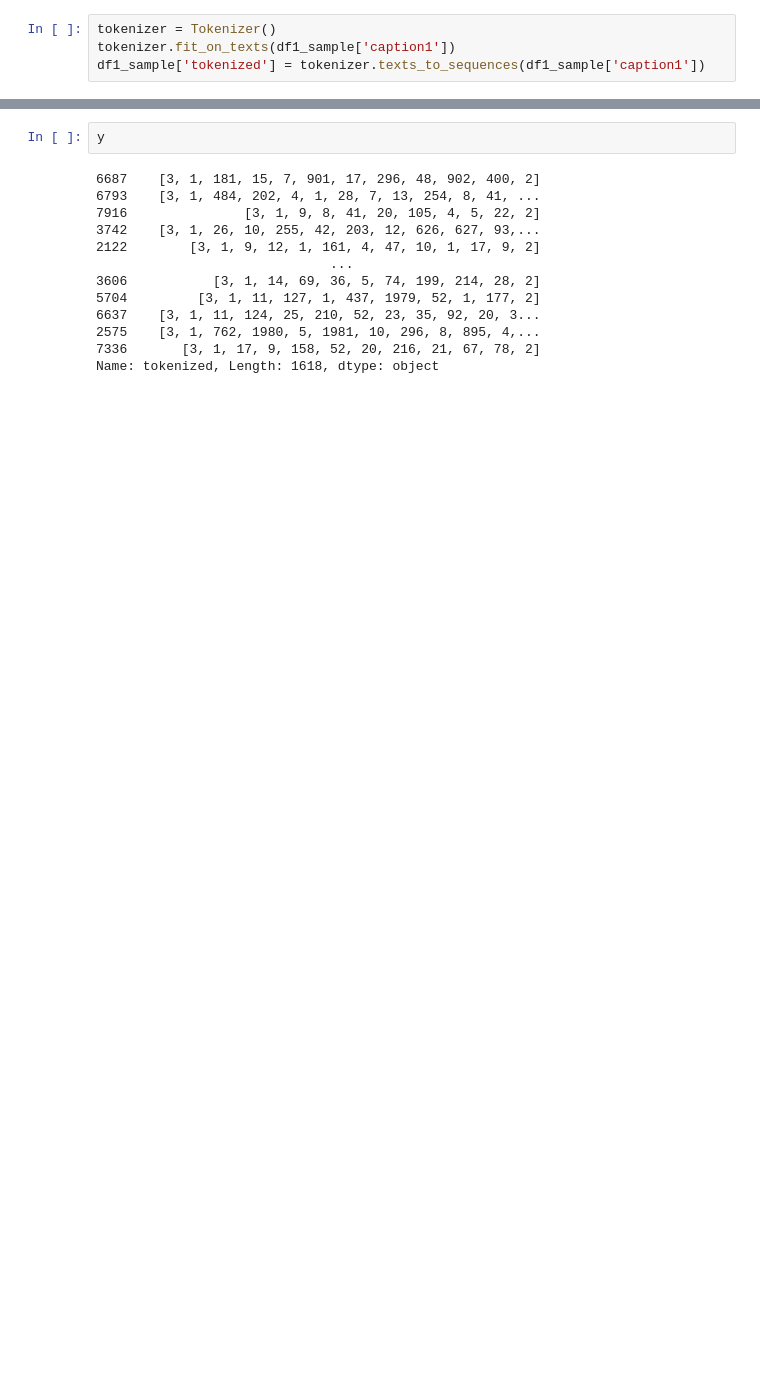
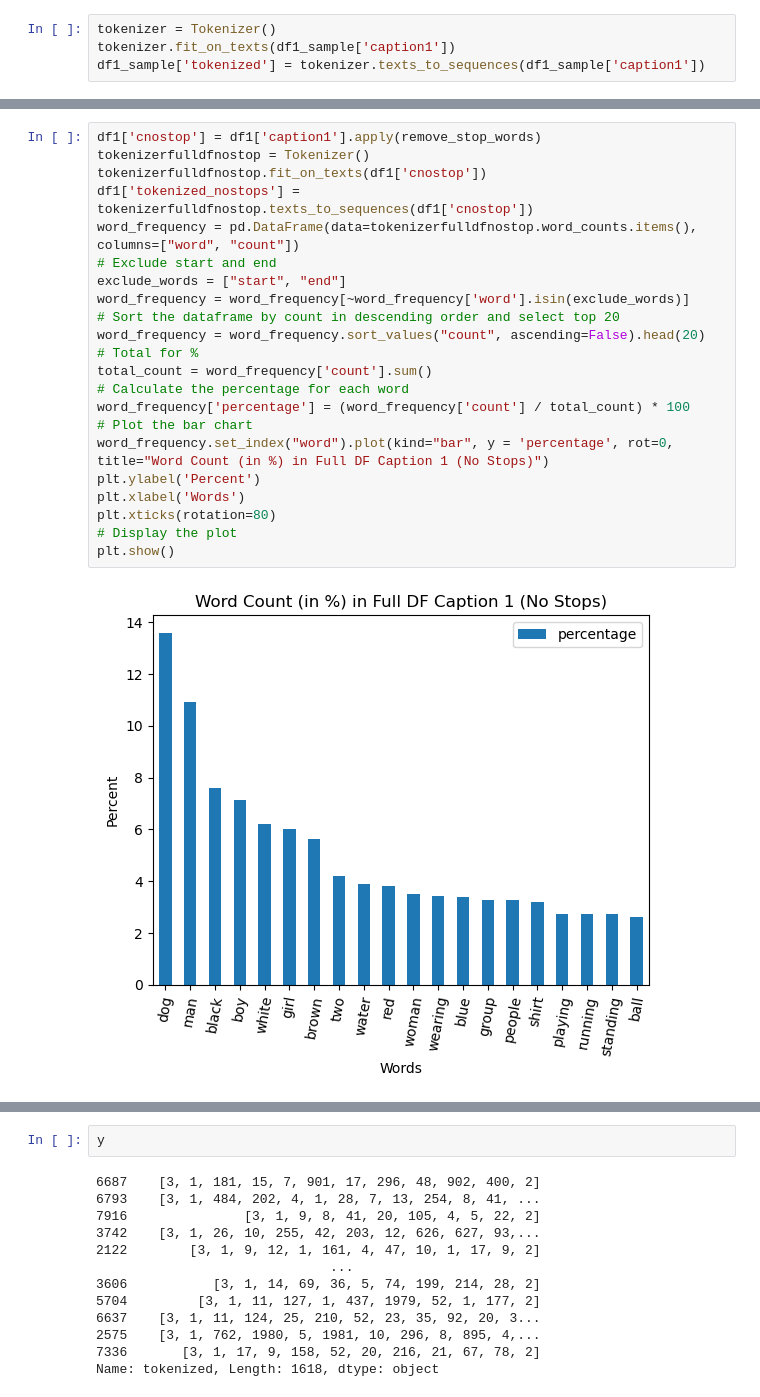
Before and after one commit to ananyachattoraj/capstone, a Jupyter notebook: Modeling.ipynb, the cells around one changed output, grey strips where cells are left out. Cells and saved outputs as stored; diff of their text form; blank space fills up the shorter version.

```diff
--- a/Modeling.ipynb
+++ b/Modeling.ipynb
@@ -84,0 +203,24 @@ max_length
+# %%
+df1['cnostop'] = df1['caption1'].apply(remove_stop_words)
+tokenizerfulldfnostop = Tokenizer()
+tokenizerfulldfnostop.fit_on_texts(df1['cnostop'])
+df1['tokenized_nostops'] = tokenizerfulldfnostop.texts_to_sequences(df1['cnostop'])
+word_frequency = pd.DataFrame(data=tokenizerfulldfnostop.word_counts.items(), columns=["word", "count"])
+# Exclude start and end
+exclude_words = ["start", "end"]
+word_frequency = word_frequency[~word_frequency['word'].isin(exclude_words)]
+# Sort the dataframe by count in descending order and select top 20
+word_frequency = word_frequency.sort_values("count", ascending=False).head(20)
+# Total for %
+total_count = word_frequency['count'].sum()
+# Calculate the percentage for each word
+word_frequency['percentage'] = (word_frequency['count'] / total_count) * 100
+# Plot the bar chart
+word_frequency.set_index("word").plot(kind="bar", y = 'percentage', rot=0, title="Word Count (in %) in Full DF Caption 1 (No Stops)")
+plt.ylabel('Percent')
+plt.xlabel('Words')
+plt.xticks(rotation=80)
+# Display the plot
+plt.show()
+# %% [output]
+[figure, added]
```
Also changed, not shown: parts of 87 cells of this notebook, 10 other files.
